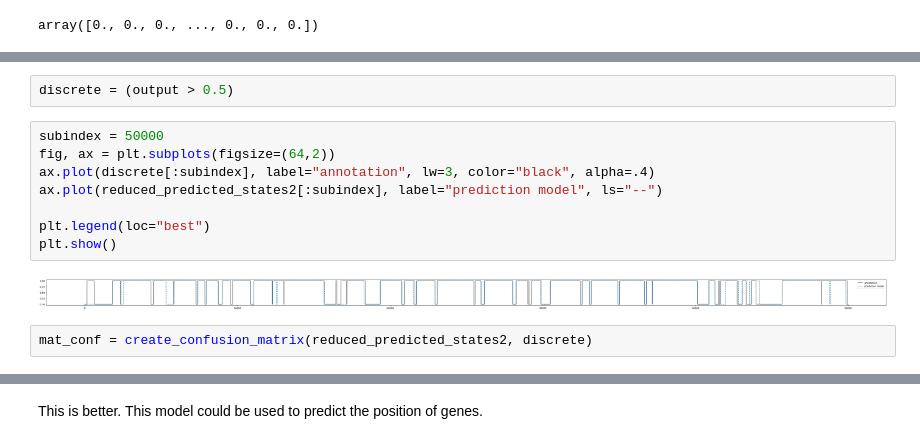
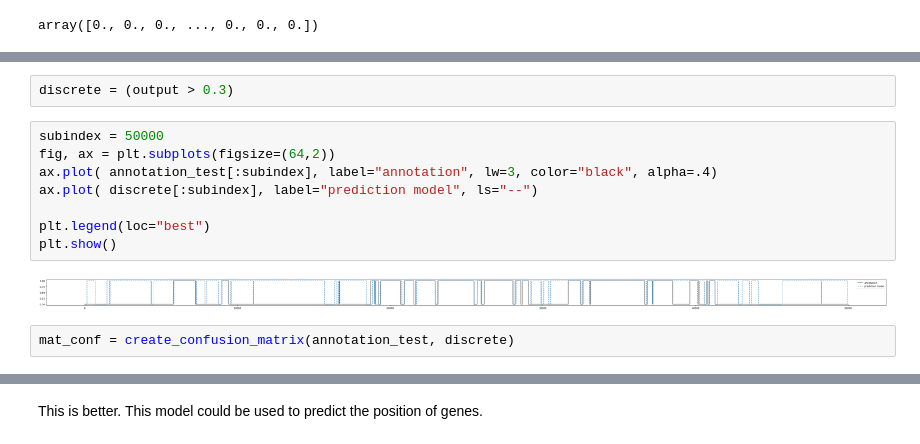
Before and after one commit to Jynns/AppliedPML_GroupA, a Jupyter notebook: assignement-geneprediction/HMM_Gene_prediction.ipynb, the cells around one changed output, grey strips where cells are left out. Cells and saved outputs as stored; diff of their text form.

```diff
--- a/assignement-geneprediction/HMM_Gene_prediction.ipynb
+++ b/assignement-geneprediction/HMM_Gene_prediction.ipynb
@@ -840,19 +899,19 @@ plt.show()
 # %% [output]
 [figure]
 # %%
-discrete = (output > 0.5)
+discrete = (output > 0.3)
 # %%
 subindex = 50000
 fig, ax = plt.subplots(figsize=(64,2))
-ax.plot(discrete[:subindex], label="annotation", lw=3, color="black", alpha=.4)
-ax.plot(reduced_predicted_states2[:subindex], label="prediction model", ls="--")
+ax.plot( annotation_test[:subindex], label="annotation", lw=3, color="black", alpha=.4)
+ax.plot( discrete[:subindex], label="prediction model", ls="--")
 
 plt.legend(loc="best")
 plt.show()
 # %% [output]
-[figure, old version]
+[figure, new version]
 # %%
-mat_conf = create_confusion_matrix(reduced_predicted_states2, discrete)
+mat_conf = create_confusion_matrix(annotation_test, discrete)
 # %%
 mat_conf
 # %% [output]
```
Also changed, not shown: parts of 16 cells of this notebook.
